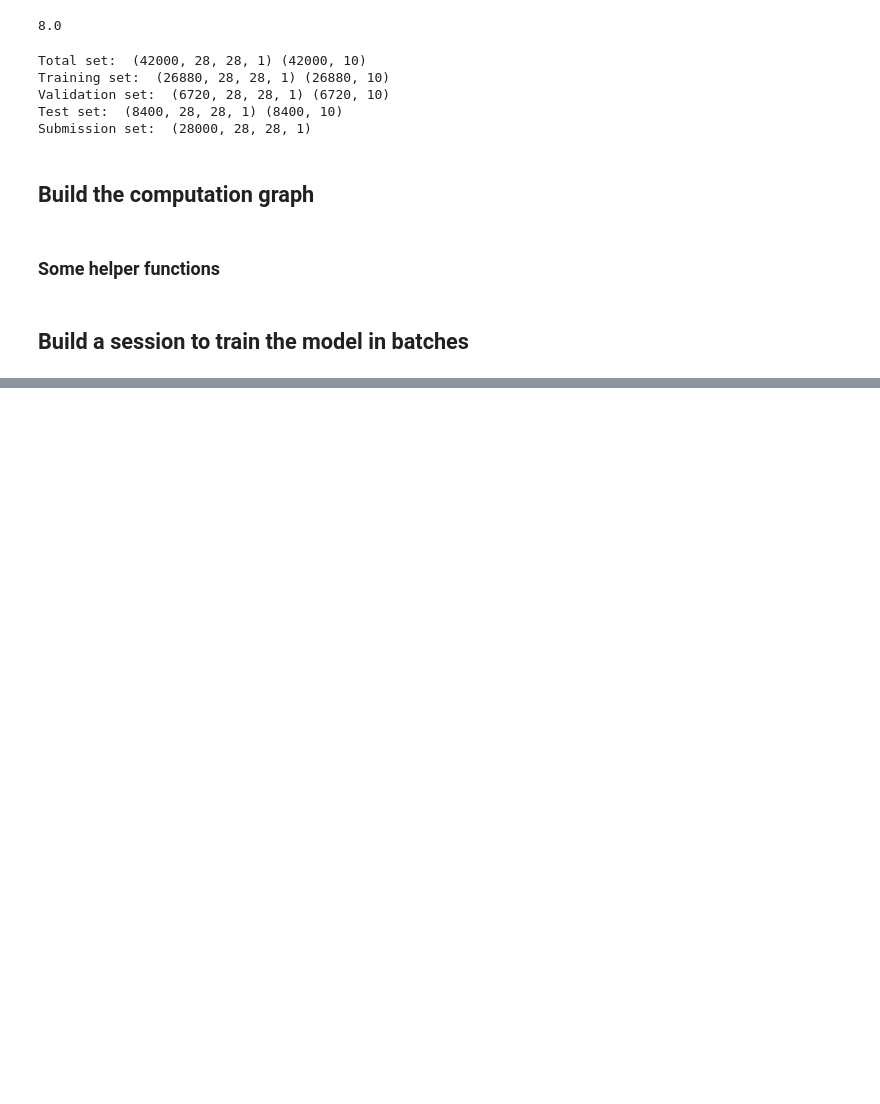
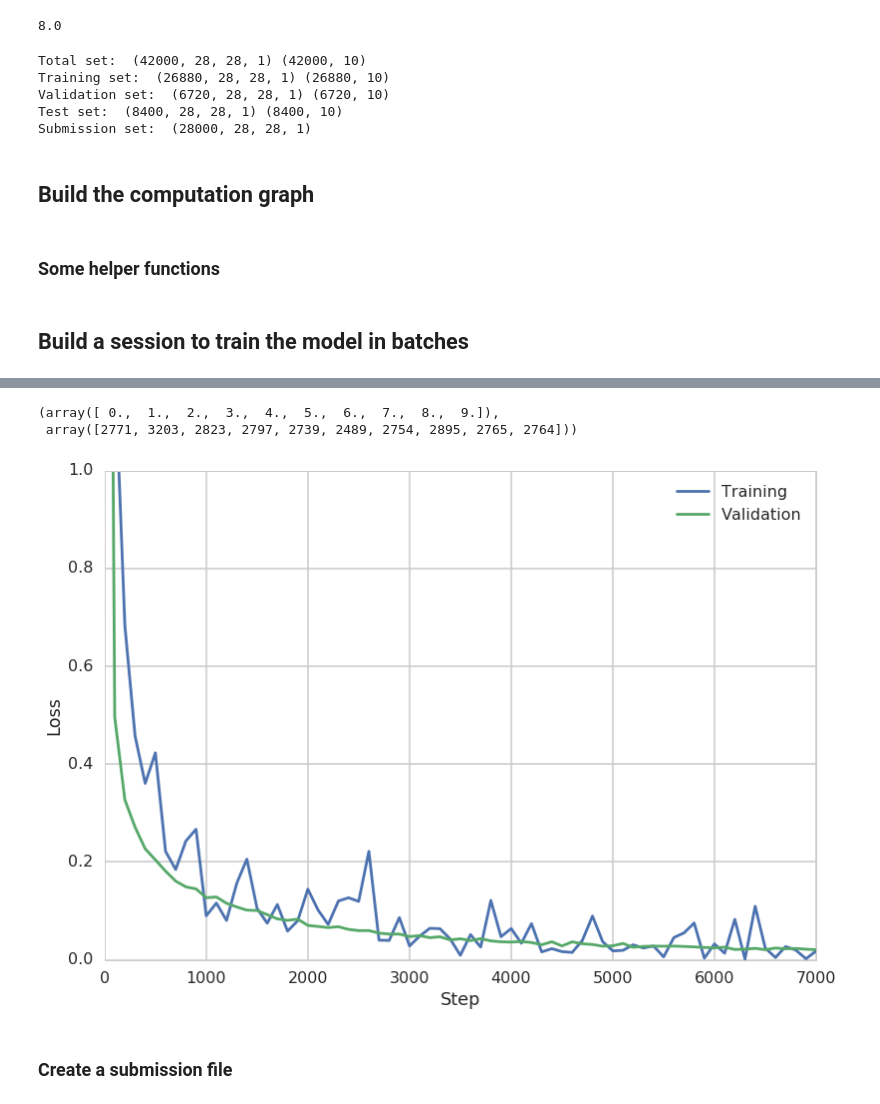
Before and after one commit to brandoncgay/Kaggle_DigitRecognizer, a Jupyter notebook: DigitRecognizer.ipynb, the cells around one changed output, grey strips where cells are left out. Drawn from its saved outputs; the diff is of its cells as text; code cells hidden in the pictures; blank space fills up the shorter version.

Commit message:
Submission

```diff
--- a/DigitRecognizer.ipynb
+++ b/DigitRecognizer.ipynb
@@ -105,7 +105,8 @@ with graph.as_default():
     tf_images_valid = tf.constant(images_valid)
     tf_labels_valid = tf.constant(labels_valid)
     tf_images_test = tf.constant(images_test)
-    tf_images_sub = tf.constant(images_sub)
+    tf_images_sub = tf.placeholder(tf.float32, shape=(100, image_height, image_width,
+                                                        num_channels))
 
     # Variables
     # First convolutional layer weights and biases
@@ -221,12 +222,10 @@ def acc(pred, labels):
 # %% [markdown]
 ## Build a session to train the model in batches
 # %%
-num_steps = 500
+num_steps = 7000
 train_loss = []
 valid_loss = []
-train_err = []
-valid_err = []
-submission_pred = []
+submission_pred = np.zeros(len(images_sub))
 
 with tf.Session(graph=graph) as sess:
     tf.initialize_all_variables().run()
@@ -254,6 +253,9 @@ with tf.Session(graph=graph) as sess:
     print('VALIDATION ACCURACY: {:3.3f}'.format(acc(valid_pred.eval(), labels_valid)))
     print('TEST ACCURACY: {:3.3f}'.format(acc(test_pred.eval(), labels_test)))
     # Evaluate on submission images
-    submission_pred = sub_pred.eval()
+    for start in range(0, len(images_sub), 100):
+        sub_batch = images_sub[start:start+100, :, :, :]
+        sub = sess.run([sub_pred], feed_dict={tf_images_sub : sub_batch})
+        submission_pred[start:start+100] = np.argmax(sub[0], axis=1)
 # %% [output]
 Initialized
@@ -264,11 +279,20 @@ TEST ACCURACY: 94.298
+# %%
+np.unique(submission_pred, return_counts=True)
+# %% [output]
+(array([ 0.,  1.,  2.,  3.,  4.,  5.,  6.,  7.,  8.,  9.]),
+ array([2771, 3203, 2823, 2797, 2739, 2489, 2754, 2895, 2765, 2764]))
 # %%
 x_range = (range(0, len(train_loss)*100, 100))
 plt.plot(x_range, train_loss, label='Training')
 plt.plot(x_range, valid_loss, label='Validation')
 plt.legend()
 plt.ylim(ymax=1)
 plt.ylabel('Loss')
 plt.xlabel('Step')
-plt.show
+plt.show()
+# %% [output]
+[figure, added]
+# %% [markdown]
+### Create a submission file
 # %%
 np.savetxt('result/result.csv',
```
Also changed, not shown: parts of 7 cells of this notebook, 1 other file.
